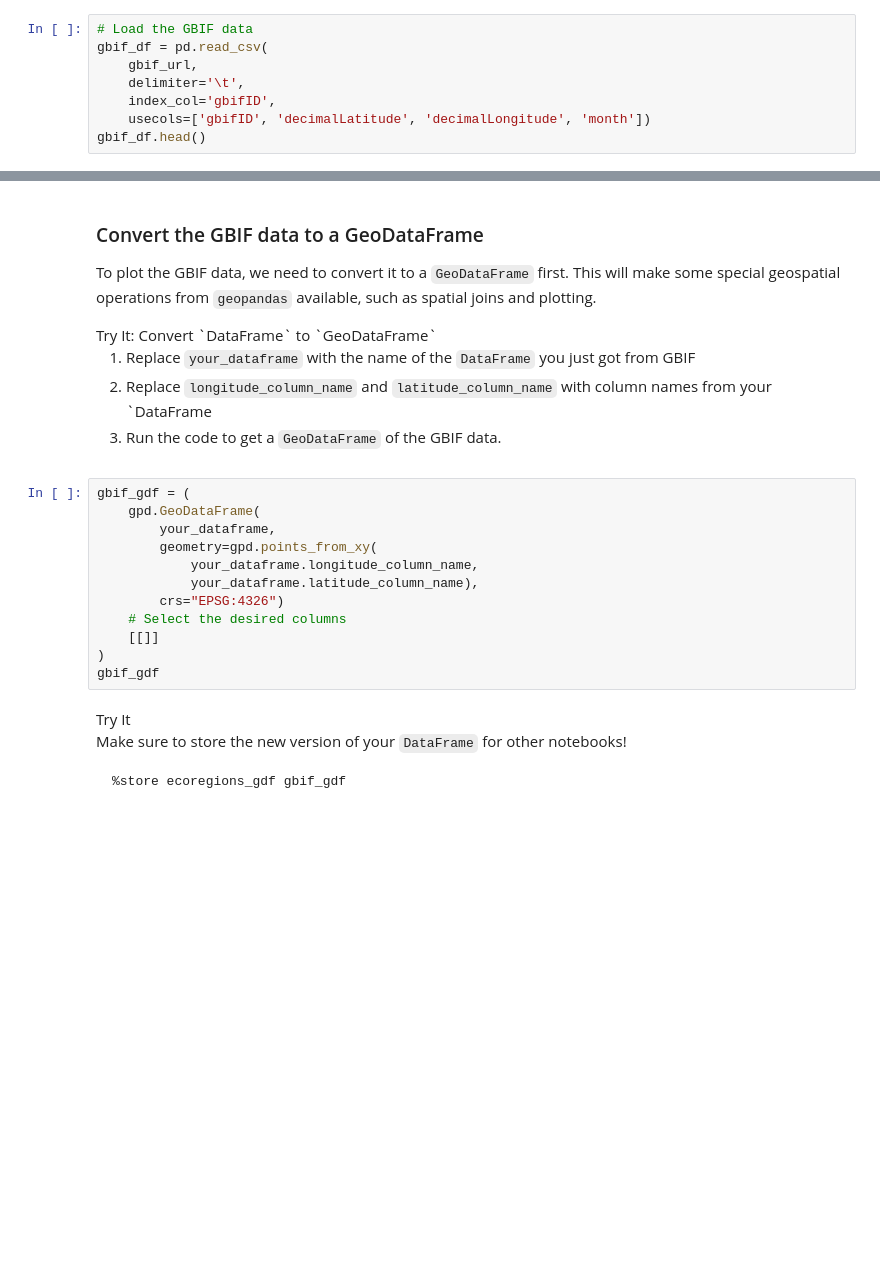
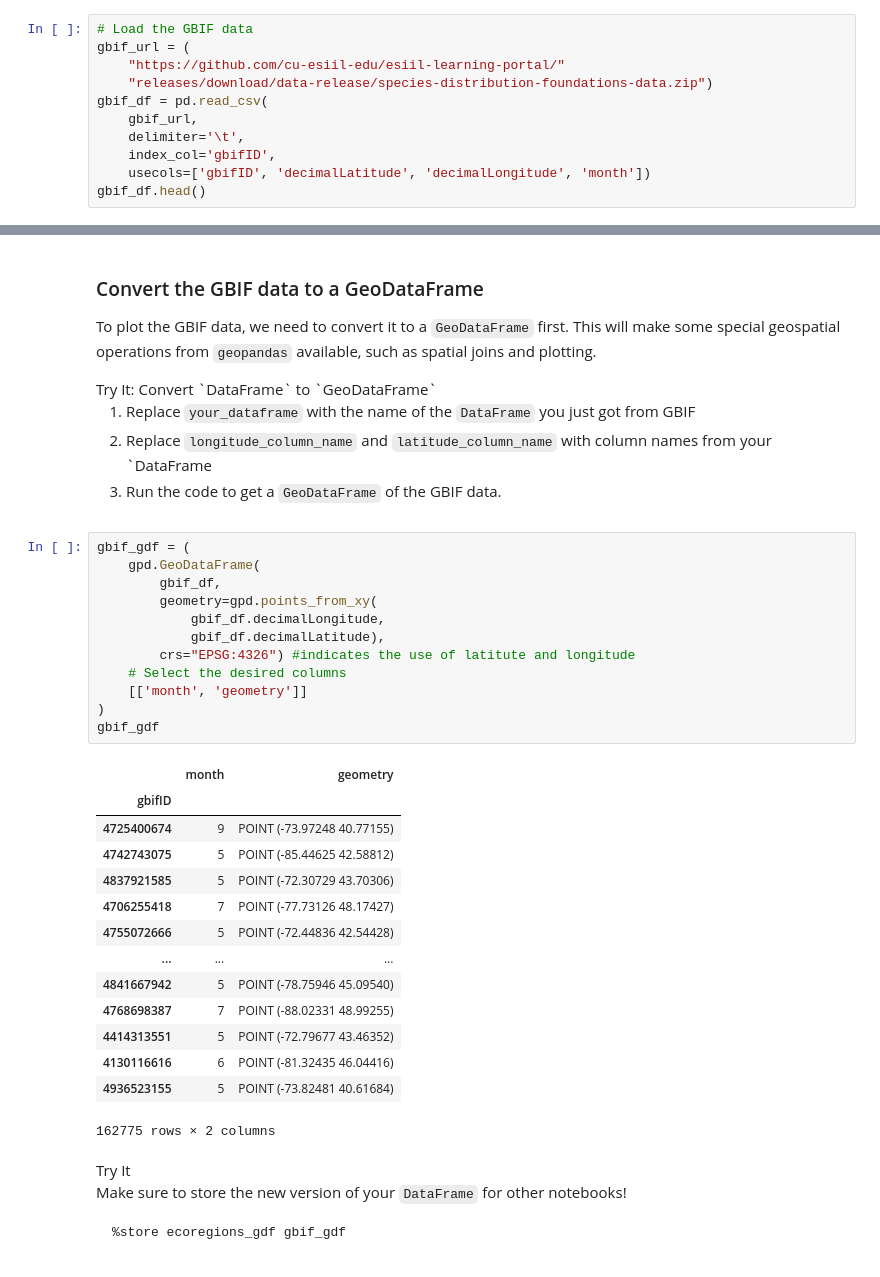
Before and after one commit to earthlab-education/species-distribution-coding-challenge-ZimmZone, a Jupyter notebook: notebooks/species-distribution-31-wrangle.ipynb, the cells around one changed output, grey strips where cells are left out. Drawn from its saved outputs; the diff is of its cells as text; blank space fills up the shorter version.

```diff
--- a/notebooks/species-distribution-31-wrangle.ipynb
+++ b/notebooks/species-distribution-31-wrangle.ipynb
@@ -182,6 +184,9 @@ download only runs once, as with the ecoregion data.</li>
 </ol></div></div>
 # %%
 # Load the GBIF data
+gbif_url = (
+    "https://github.com/cu-esiil-edu/esiil-learning-portal/"
+    "releases/download/data-release/species-distribution-foundations-data.zip")
 gbif_df = pd.read_csv(
     gbif_url,
     delimiter='\t',
@@ -207,15 +220,30 @@ data.</li>
 # %%
 gbif_gdf = (
     gpd.GeoDataFrame(
-        your_dataframe,
+        gbif_df,
         geometry=gpd.points_from_xy(
-            your_dataframe.longitude_column_name,
-            your_dataframe.latitude_column_name),
-        crs="EPSG:4326")
+            gbif_df.decimalLongitude,
+            gbif_df.decimalLatitude),
+        crs="EPSG:4326") #indicates the use of latitute and longitude
     # Select the desired columns
-    [[]]
+    [['month', 'geometry']]
 )
 gbif_gdf
+# %% [output]
+|  | month | geometry |
+| gbifID |  |  |
+| 4725400674 | 9 | POINT (-73.97248 40.77155) |
+| 4742743075 | 5 | POINT (-85.44625 42.58812) |
+| 4837921585 | 5 | POINT (-72.30729 43.70306) |
+| 4706255418 | 7 | POINT (-77.73126 48.17427) |
+| 4755072666 | 5 | POINT (-72.44836 42.54428) |
+| ... | ... | ... |
+| 4841667942 | 5 | POINT (-78.75946 45.09540) |
+| 4768698387 | 7 | POINT (-88.02331 48.99255) |
+| 4414313551 | 5 | POINT (-72.79677 43.46352) |
+| 4130116616 | 6 | POINT (-81.32435 46.04416) |
+| 4936523155 | 5 | POINT (-73.82481 40.61684) |
+162775 rows × 2 columns
 # %% [markdown]
 <link rel="stylesheet" type="text/css" href="./assets/styles.css"><div class="callout callout-style-default callout-titled callout-task"><div class="callout-header"><div class="callout-icon-container"><i class="callout-icon"></i></div><div class="callout-title-container flex-fill">Try It</div></div><div class="callout-body-container callout-body"><p>Make sure to store the new version of your <code>DataFrame</code> for
 other notebooks!</p>
```
Also changed, not shown: parts of 4 cells of this notebook.
